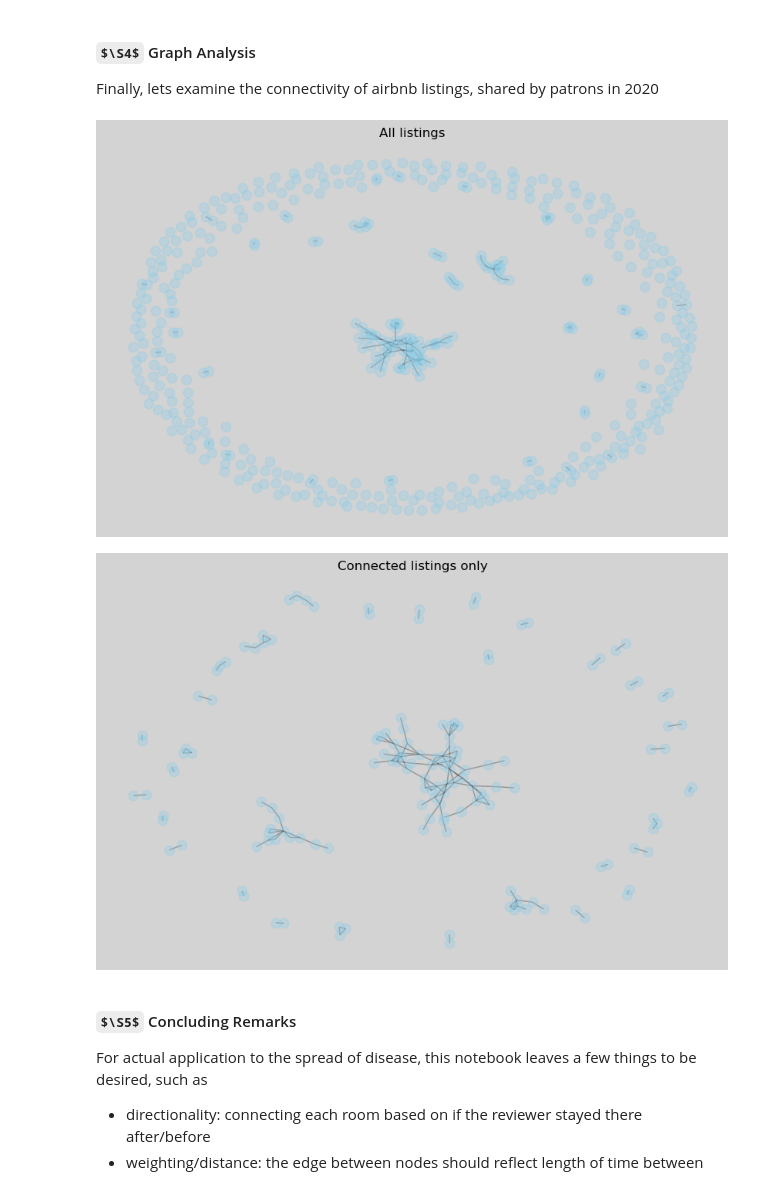
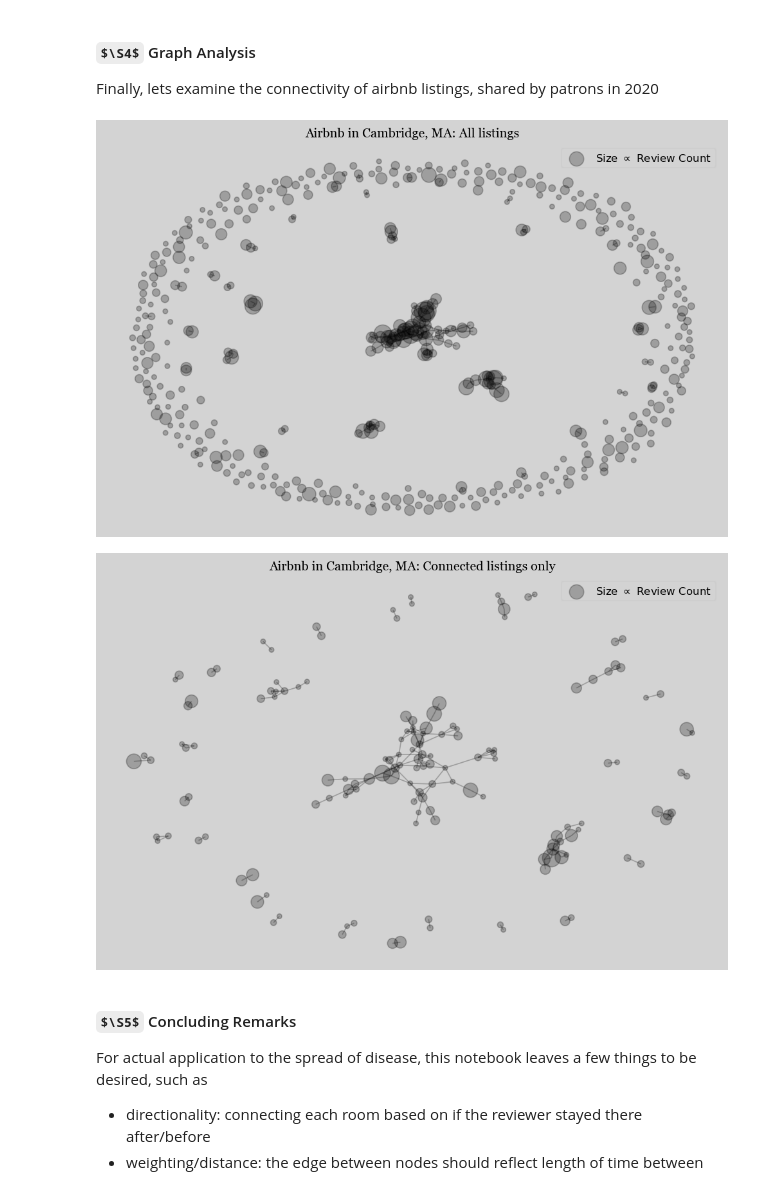
Before and after one commit to Schlam/socnet-analysis, a Jupyter notebook: network_analysis_BASICVERSION.ipynb, the cells around one changed output. Drawn from its saved outputs; the diff is of its cells as text; code cells hidden in the pictures; some formulas as TeX source.

```diff
--- a/network_analysis_BASICVERSION.ipynb
+++ b/network_analysis_BASICVERSION.ipynb
@@ -140,30 +161,40 @@ Finally, lets examine the connectivity of airbnb listings, shared by patrons in
 # %%
-from operator import itemgetter
-import matplotlib.pyplot as plt
 import networkx as nx
 
 
+
+# List of titles
 titles = ["All listings", "Connected listings only"]
+
+# Draw Networkx graphs
 for i,ids in enumerate([unique_listings, connected_ids]):
+
     # Add nodes and edges to our graph
     G = nx.Graph()
     G.add_nodes_from(ids)
     G.add_edges_from(edges)
 
     # Set figure size and pixel density
-    fig = plt.figure(figsize=(8,5), dpi=100)
+    fig = plt.figure(figsize=(8,5), dpi=120)
 
-    # Draw graph
-    nx.draw(G, node_color='skyblue', node_size=80, alpha=.3,with_labels=False)#, edge_color='white')
+    # Set node size according to number of reviewers
+    nsize = [10 * len(item[-1]) + 10 for item in reviewer_dict.items()]
+
+    # Set network layout
+    pos = nx.spring_layout(G)
+
+    # Draw graph nodes
+    nx.draw(G, pos, node_color='k', node_size=nsize, alpha=.25,with_labels=False)
 
     # Set figure color and title
     fig.set_facecolor("lightgrey")
-    plt.title(titles[i])
-
+    plt.title("Airbnb in Cambridge, MA: "+titles[i], fontname="Georgia")
+    plt.grid()
+    plt.legend(["Size $\propto$ Review Count"], facecolor="lightgrey")
     plt.show()
 # %% [output]
-[figure, old version]
+[figure, new version]
-[figure, old version]
+[figure, new version]
 # %% [markdown]
 #### $\S5$ Concluding Remarks
 
```
Also changed, not shown: parts of 4 cells of this notebook, 6 other files.
